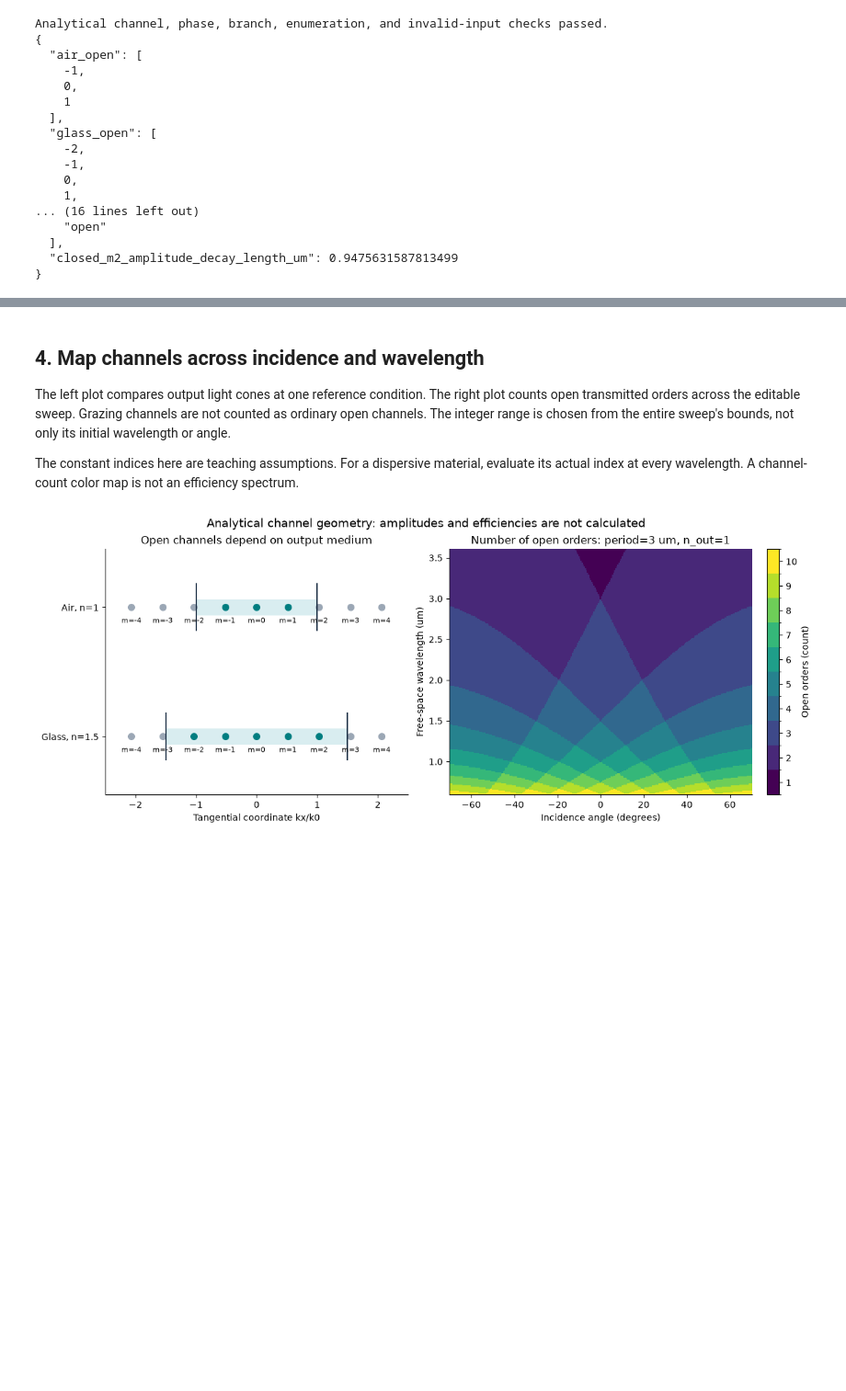
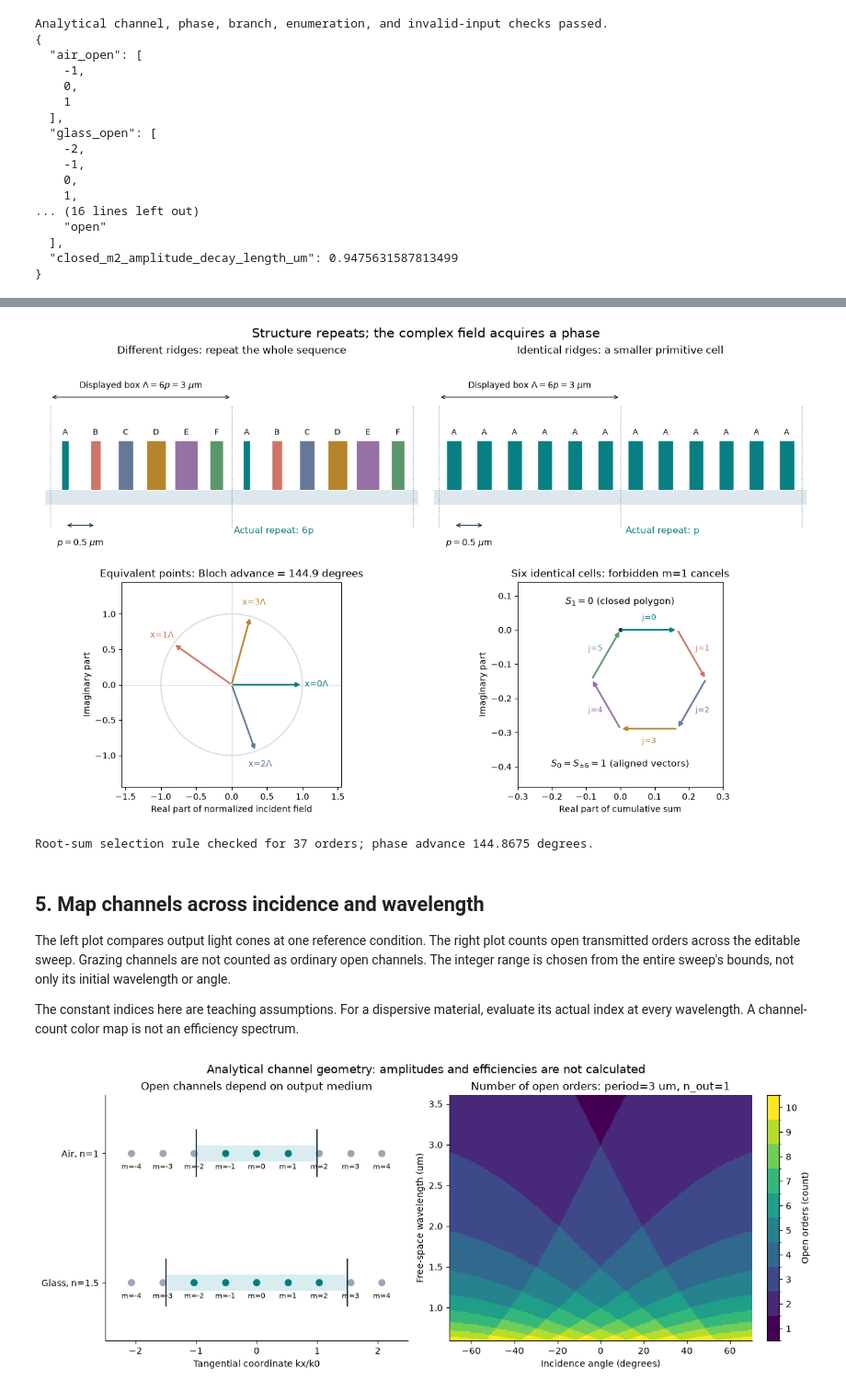
Before and after one commit to metasurface-ir/metasurfaces-book, a Jupyter notebook: notebooks/04-floquet-orders.ipynb, the cells around one changed output, grey strips where cells are left out. Shown at 92% size. Drawn from its saved outputs; the diff is of its cells as text; code cells hidden in the pictures; blank space fills up the shorter version.

Commit message:
Expand Chapter 4 with bilingual visual derivations and field explorer (#18)

```diff
--- a/notebooks/04-floquet-orders.ipynb
+++ b/notebooks/04-floquet-orders.ipynb
@@ -216,5 +230,73 @@ Analytical channel, phase, branch, enumeration, and invalid-input checks passed.
+# %%
+from matplotlib.patches import Rectangle, FancyArrowPatch
+
+SCHEMATIC_PITCH_UM = 0.5
+SCHEMATIC_PERIOD_UM = 6*SCHEMATIC_PITCH_UM
+SCHEMATIC_WIDTHS_UM = np.array([.12, .18, .25, .32, .39, .22])
+BLOCH_DEMO_THETA_DEG, BLOCH_DEMO_WAVELENGTH_UM = 12.0, 1.55
+phase_step = (2*np.pi/BLOCH_DEMO_WAVELENGTH_UM)*np.sin(np.deg2rad(BLOCH_DEMO_THETA_DEG))*SCHEMATIC_PERIOD_UM
+orders_symmetry = np.arange(-18, 19)
+root_sums = np.mean(np.exp(-2j*np.pi*orders_symmetry[:, None]*np.arange(6)/6), axis=1)
+assert np.allclose(root_sums, orders_symmetry % 6 == 0, atol=1e-14)
+assert np.allclose(np.exp(1j*(phase_step+2*np.pi*orders_symmetry)), np.exp(1j*phase_step), atol=1e-13)
+
+fig, axes = plt.subplots(2, 2, figsize=(12.6, 8), constrained_layout=True)
+colors = ['#087f83', '#cf7465', '#65789a', '#b5842b', '#9571a6', '#5b966d']
+for ax, identical in zip(axes[0], (False, True)):
+    widths = np.repeat(.25, 6) if identical else SCHEMATIC_WIDTHS_UM
+    ax.add_patch(Rectangle((-.08, -.13), 6.16, .13, facecolor='#dce8ed', edgecolor='none'))
+    for j in range(12):
+        center = (j+.5)*SCHEMATIC_PITCH_UM
+        width = widths[j % 6]
+        ax.add_patch(Rectangle((center-width/2, 0), width, .44,
+                               facecolor=colors[0] if identical else colors[j % 6], edgecolor='white'))
+        ax.text(center, .49, 'A' if identical else 'ABCDEF'[j % 6], ha='center', fontsize=9)
+    for boundary in (0, 3, 6):
+        ax.axvline(boundary, ymin=.18, ymax=.77, color='#788a99', ls=':', lw=1)
+    ax.annotate('', xy=(0, .82), xytext=(3, .82), arrowprops=dict(arrowstyle='<->', color='#173044'))
+    ax.text(1.5, .9, r'Displayed box $\Lambda=6p=3\ \mu$m', ha='center', fontsize=10)
+    ax.annotate('', xy=(.25, -.31), xytext=(.75, -.31), arrowprops=dict(arrowstyle='<->', color='#173044'))
+    ax.text(.5, -.49, r'$p=0.5\ \mu$m', ha='center', fontsize=10)
+    ax.text(3.7, -.38, 'Actual repeat: p' if identical else 'Actual repeat: 6p', ha='center', fontsize=11, color='#087f83')
+    ax.set(xlim=(-.15, 6.15), ylim=(-.65, 1.16), title='Identical ridges: a smaller primitive cell' if identical else 'Different ridges: repeat the whole sequence')
+    ax.set_axis_off()
+
+ax = axes[1, 0]
+circle = np.exp(1j*np.linspace(0, 2*np.pi, 301))
+ax.plot(circle.real, circle.imag, color='#d5e0e5')
+for j, color in enumerate(colors[:4]):
+    value = np.exp(1j*j*phase_step)
+    ax.annotate('', xy=(value.real, value.imag), xytext=(0, 0), arrowprops=dict(arrowstyle='-|>', lw=2, color=color))
+    ax.text(1.2*value.real, 1.2*value.imag, f'x={j}' + r'$\Lambda$', ha='center', va='center', color=color)
+ax.axhline(0, color='#d5e0e5', lw=.8); ax.axvline(0, color='#d5e0e5', lw=.8)
+ax.set(xlim=(-1.55, 1.55), ylim=(-1.45, 1.45), xlabel='Real part of normalized incident field', ylabel='Imaginary part',
+       title=f'Equivalent points: Bloch advance = {np.rad2deg(phase_step):.1f} degrees')
+ax.set_aspect('equal')
+
+ax = axes[1, 1]
+vectors = np.exp(-2j*np.pi*np.arange(6)/6)/6
+corners = np.r_[0j, np.cumsum(vectors)]
+for j, color in enumerate(colors):
+    a, b = corners[j:j+2]
+    ax.annotate('', xy=(b.real, b.imag), xytext=(a.real, a.imag), arrowprops=dict(arrowstyle='-|>', lw=2, color=color))
+    midpoint = (a+b)/2
+    center = np.mean(corners[:-1])
+    label = midpoint + .25*(midpoint-center)
+    ax.text(label.real, label.imag, f'j={j}', ha='center', va='center', fontsize=9, color=color)
+ax.plot(0, 0, 'o', color='#173044', ms=4)
+ax.text(0, .075, r'$S_1=0$ (closed polygon)', ha='center', fontsize=11)
+ax.text(0, -.4, r'$S_0=S_{\pm6}=1$ (aligned vectors)', ha='center', fontsize=11)
+ax.set(xlim=(-.3, .3), ylim=(-.46, .14), xlabel='Real part of cumulative sum', ylabel='Imaginary part',
+       title='Six identical cells: forbidden m=1 cancels')
+ax.set_aspect('equal')
+fig.suptitle('Structure repeats; the complex field acquires a phase', fontsize=15)
+plt.show()
+print(f'Root-sum selection rule checked for {len(orders_symmetry)} orders; phase advance {np.rad2deg(phase_step):.4f} degrees.')
+# %% [output]
+[figure, added]
+Root-sum selection rule checked for 37 orders; phase advance 144.8675 degrees.
 # %% [markdown]
-## 4. Map channels across incidence and wavelength
+## 5. Map channels across incidence and wavelength
 
 The left plot compares output light cones at one reference condition. The right plot counts open transmitted orders across the editable sweep. Grazing channels are not counted as ordinary open channels. The integer range is chosen from the entire sweep's bounds, not only its initial wavelength or angle.
 
```
Also changed, not shown: parts of 12 cells of this notebook, 20 other files.
